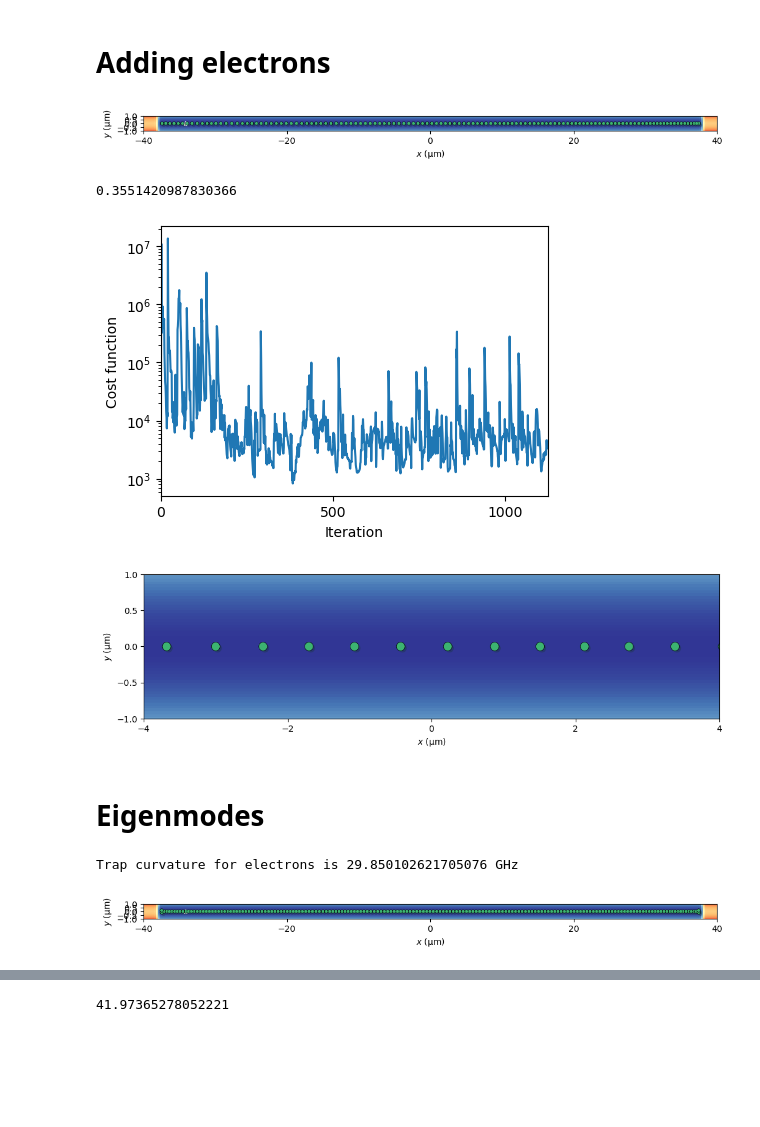
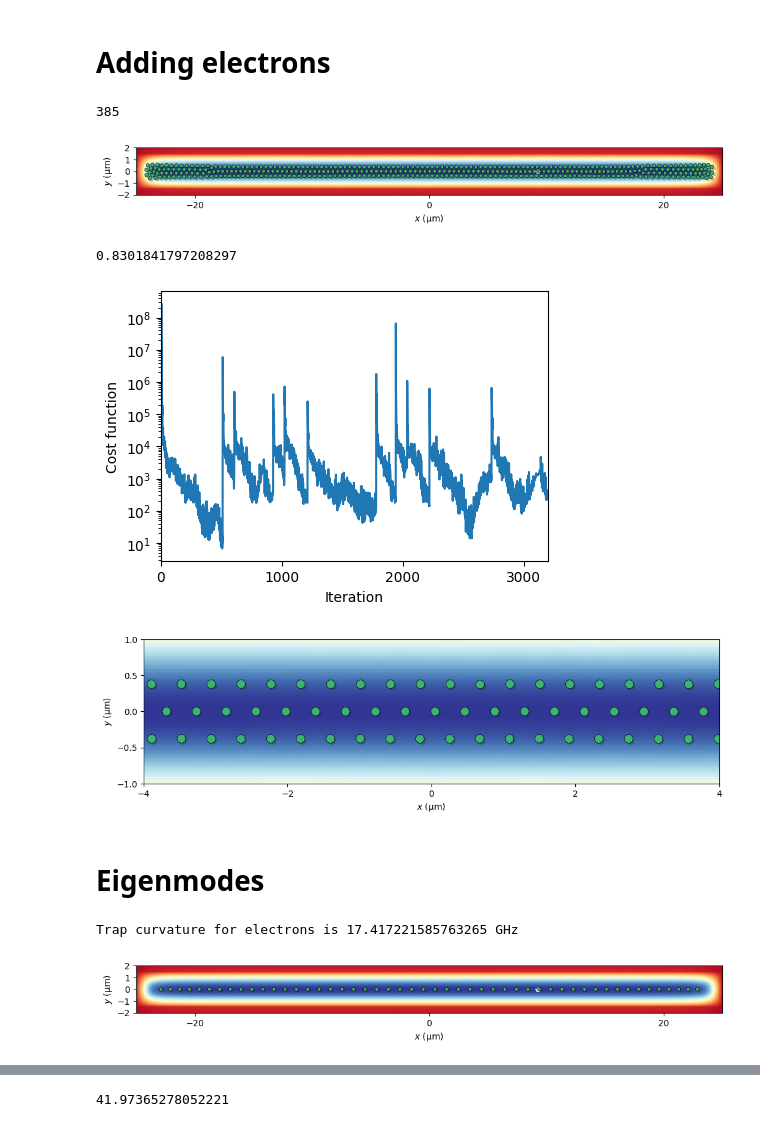
Before and after one commit to gkoolstra/quantum_electron, a Jupyter notebook: examples/04_long_channel.ipynb, the cells around one changed output, grey strips where cells are left out. Drawn from its saved outputs; the diff is of its cells as text; code cells hidden in the pictures; blank space fills up the shorter version.

```diff
--- a/examples/04_long_channel.ipynb
+++ b/examples/04_long_channel.ipynb
@@ -55,0 +13,12 @@ p.plot_potential_energy(dxdy=(channel_length, 8))
+# %%
+phi = FieldAnalyzer(("fem_data/long_channel.txt", 'phi', '2Dmap'))
+
+potential_dict = phi.phi
+channel_length = 50
+micron = 1e-6
+# %%
+voltages = {"trench" : 0.1, "gnd" : 0.0}
+
+fig, ax = plt.subplots(1, 1, figsize=(10, 4))
+p = PotentialVisualization(potential_dict, voltages)
+p.plot_potential_energy(ax=ax, dxdy=(55, 4))
@@ -56,49 +51,52 @@ p.plot_potential_energy(dxdy=(channel_length, 8))
 # %% [markdown]
 # Adding electrons
 # %%
-n_electrons = 225
+n_electrons = 400
 
 fig, ax = plt.subplots(1, 1, figsize=(12, 4))
 
 fm = FullModel(potential_dict=potential_dict, voltage_dict=voltages, trap_annealing_steps=[10.0]*10, max_x_displacement=0.25e-6, max_y_displacement=0.25e-6)
 fm.remove_unbound_electrons = True
 
 # Create a rectangular initial condition
 n_rows = 1
-init_x = np.tile(np.linspace(-channel_length+1.5, channel_length-1.5, n_electrons // n_rows), n_rows) * micron
+init_x = np.tile(np.linspace(-channel_length/2+1.5, channel_length/2-1.5, n_electrons // n_rows), n_rows) * micron
 init_y = np.repeat(np.linspace(-.8, 8, n_rows), n_electrons // n_rows) * micron
 initial_condition = xy2r(init_x, init_y)
 
 # Feed this into the model
 res = fm.get_electron_positions(n_electrons=n_electrons, electron_initial_positions=initial_condition, verbose=False)
 final_x, final_y = r2xy(res['x'])
 
-fm.plot_potential_energy(ax=ax, dxdy=(channel_length, 2), print_voltages=False, plot_contours=False)
+fm.plot_potential_energy(ax=ax, dxdy=(channel_length, 4), print_voltages=False, plot_contours=False)
 fm.plot_electron_positions(res, ax=ax, marker_size=4)
+
+print(len(final_x))
 # %% [output]
+385
-[figure, old version]
+[figure, new version]
 # %%
 density_from_positions(final_x, final_y) / 1e13
 # %% [output]
-0.3551420987830366
+0.8301841797208297
 # %%
 fm.plot_convergence()
 # %% [output]
-[figure, old version]
+[figure, new version]
 # %%
 fig, ax = plt.subplots(1, 1, figsize=(12, 4))
 fm.plot_potential_energy(ax=ax, dxdy=(8, 2), print_voltages=False, plot_contours=False)
 fm.plot_electron_positions(res, ax=ax)
 # %% [output]
-[figure, old version]
+[figure, new version]
 # %% [markdown]
 # Eigenmodes
 # %%
-print("Trap curvature for electrons is", 1 / (2 * np.pi * 1e9) * np.sqrt(2 * qe * voltages['ch'] / micron ** 2 / me), "GHz")
+print("Trap curvature for electrons is", 1 / (2 * np.pi * 1e9) * np.sqrt(2 * qe * quadratic_coefficient * voltages['trench'] / me), "GHz")
 # %% [output]
-Trap curvature for electrons is 29.850102621705076 GHz
+Trap curvature for electrons is 17.417221585763265 GHz
 # %%
-n_electrons = 300
+n_electrons = 50
 n_plots = 5
 
 fig, ax = plt.subplots(1, 1, figsize=(12, 4))
@@ -108,7 +106,7 @@ fm.remove_unbound_electrons = True
 
 # Create a rectangular initial condition
 n_rows = 1
-init_x = np.tile(np.linspace(-channel_length+1.5, channel_length-1.5, n_electrons // n_rows), n_rows) * micron
+init_x = np.tile(np.linspace(-channel_length/2+1.5, channel_length/2-1.5, n_electrons // n_rows), n_rows) * micron
 init_y = np.repeat(np.linspace(-.8, 8, n_rows), n_electrons // n_rows) * micron
 initial_condition = xy2r(init_x, init_y)
 
@@ -116,13 +114,13 @@ initial_condition = xy2r(init_x, init_y)
 res = fm.get_electron_positions(n_electrons=n_electrons, electron_initial_positions=initial_condition, verbose=False)
 final_x, final_y = r2xy(res['x'])
 
-fm.plot_potential_energy(ax=ax, dxdy=(channel_length, 2), print_voltages=False, plot_contours=False)
+fm.plot_potential_energy(ax=ax, dxdy=(channel_length, 4), print_voltages=False, plot_contours=False)
 fm.plot_electron_positions(res, ax=ax, marker_size=4)
 
 # Feed this into the model
 res = fm.get_electron_positions(n_electrons=n_electrons, electron_initial_positions=initial_condition, verbose=False)
 # %% [output]
-[figure, old version]
+[figure, new version]
 # %%
 fig, ax = plt.subplots(1, 1, figsize=(12, 4))
 fm.plot_potential_energy(ax=ax, dxdy=(8, 2), print_voltages=False, plot_contours=False)
```
Also changed, not shown: parts of 18 cells of this notebook, 1 other file.
